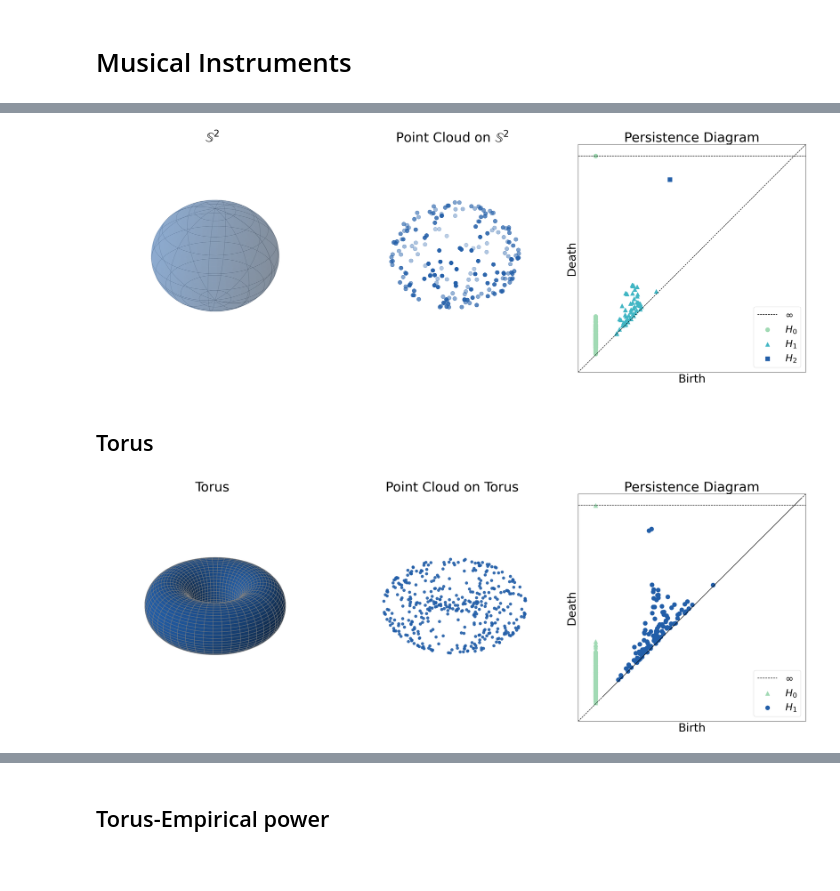
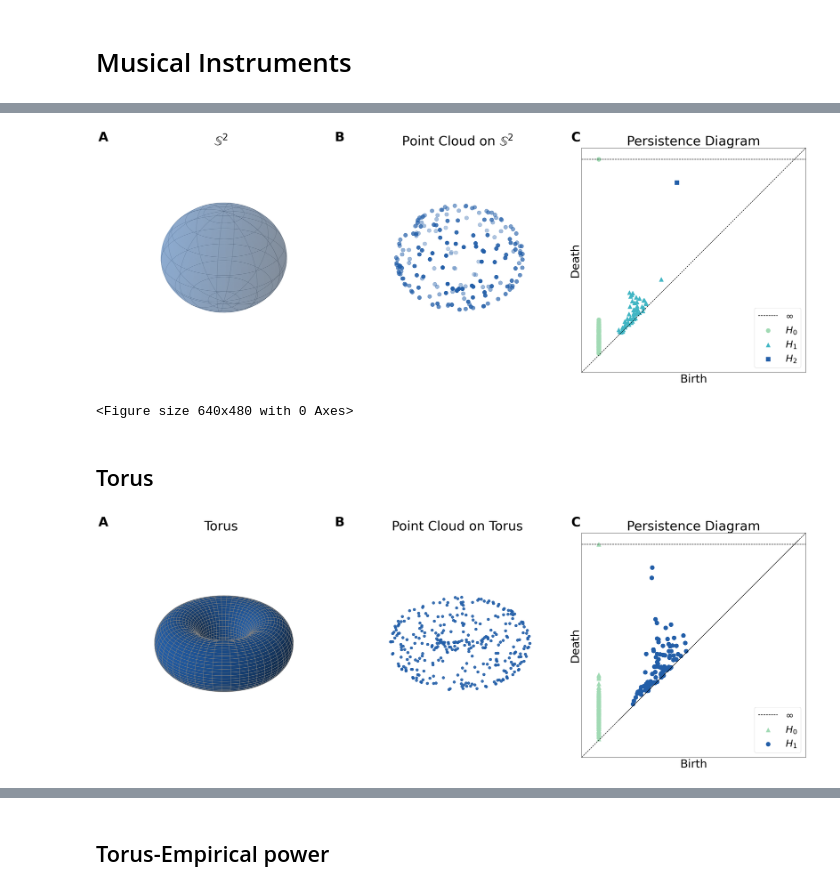
Before and after one commit to yeongunghan919/A_Two-Sample_Test_on_Weighted_Persistence_Intensity_Functions_in_Topological_Data_Analysis, a Jupyter notebook: Figures.ipynb, the cells around one changed output, grey strips where cells are left out. Drawn from its saved outputs; the diff is of its cells as text; code cells hidden in the pictures.

```diff
--- a/Figures.ipynb
+++ b/Figures.ipynb
@@ -485,6 +593,21 @@ axes[1].set_title("Persistence Diagram of a clarinet", fontsize=12)
 axes[1].grid(True, linestyle="--", alpha=0.5)
 
 plt.tight_layout()
+fig.canvas.draw()
+
+# Panel labels
+for ax, label in zip(axes, ["A", "B"]):
+    pos = ax.get_position()
+
+    fig.text(
+        pos.x0 - 0.015,
+        pos.y1 + 0.015,
+        label,
+        fontsize=20,
+        fontweight="bold",
+        ha="left",
+        va="bottom"
+    )
 plt.savefig("results/figures/figure_file/PDsofsounds.pdf", dpi=300)
 plt.show()
 # %% [output]
@@ -558,34 +681,57 @@ colors  = {0: "#a1dab4", 1: "#41b6c4", 2: "#225ea8"}
 
 for i, diag in enumerate(diagrams):
     if len(diag) == 0:
         continue
     births = diag[:, 0]
     deaths = diag[:, 1]
 
     ax3.scatter(
         births, deaths,
         s=170,
         marker=markers.get(i, "o"),
         color=colors.get(i, "black"),
         label=f"$H_{i}$"
     )
     if i==0:
         ax3.scatter(x_max,y_max,s=170,marker=markers.get(i, "o"),
         color=colors.get(i, "black"))
 
 ax3.set_title("Persistence Diagram", fontsize=40)
 ax3.set_xlabel("Birth", fontsize=35)
 ax3.set_ylabel("Death", fontsize=35)
 ax3.set_xticks([])
 ax3.set_yticks([])
 ax3.legend(fontsize=30)
 
 plt.tight_layout(pad=0)
+# tight_layout 이후 확정된 각 패널의 위치
+for ax, label in zip([ax1, ax2, ax3], ["A", "B", "C"]):
+    pos = ax.get_position()
+
+    fig.text(
+        pos.x0 - 0.015,   # 패널 왼쪽보다 약간 왼쪽
+        pos.y1 + 0.015,   # 패널 위쪽보다 약간 위
+        label,
+        fontsize=40,
+        fontweight="bold",
+        ha="left",
+        va="bottom"
+    )
+
+plt.savefig(
+    "results/figures/figure_file/pdexample.pdf",
+    dpi=600,
+    bbox_inches="tight"
+)
+plt.show()
+
+
 plt.savefig('results/figures/figure_file/pdexample.pdf',
             dpi=600, bbox_inches='tight')
 plt.show()
 # %% [output]
-[figure, old version]
+[figure, new version]
+<Figure size 640x480 with 0 Axes>
 # %% [markdown]
 ## Torus
 # %%
@@ -707,11 +853,25 @@ ax2.set_box_aspect([1+R/r, 1+R/r, 1])
 ax2.axis('off')
 
 plt.tight_layout(pad=0)
+# tight_layout 이후 확정된 각 패널의 위치
+for ax, label in zip([ax1, ax2, ax3], ["A", "B", "C"]):
+    pos = ax.get_position()
+
+    fig.text(
+        pos.x0 - 0.015,   # 패널 왼쪽보다 약간 왼쪽
+        pos.y1 + 0.015,   # 패널 위쪽보다 약간 위
+        label,
+        fontsize=40,
+        fontweight="bold",
+        ha="left",
+        va="bottom"
+    )
+
 plt.savefig('results/figures/figure_file/Torus_example.pdf',
              dpi=600, bbox_inches='tight')
 plt.show()
 # %% [output]
-[figure, old version]
+[figure, new version]
 # %%
 np.random.seed(42)
 R = 2  # Major radius
```
Also changed, not shown: parts of 8 cells of this notebook, 15 other files.
